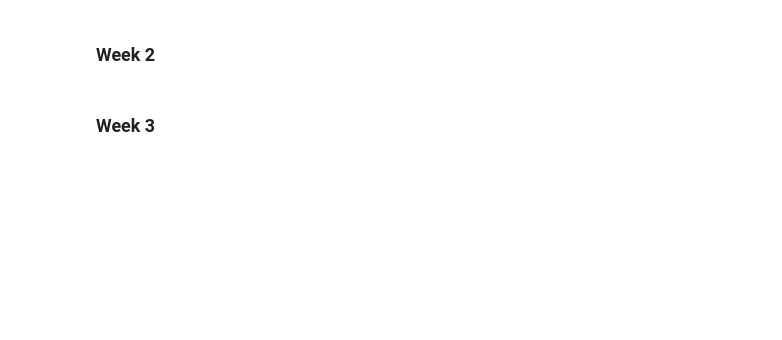
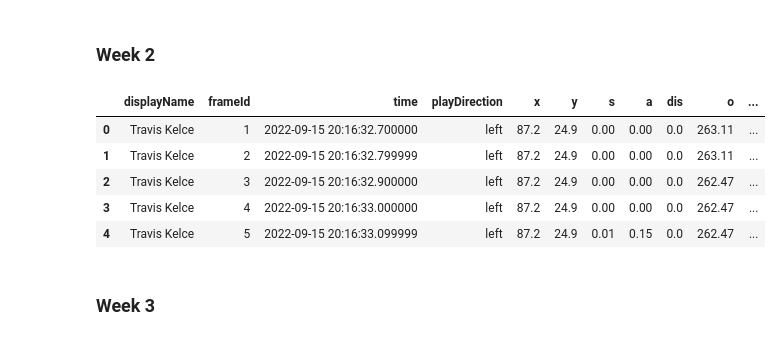
Before and after one commit to aclima88/NFL_BigDataBowl, a Jupyter notebook: TrackingWeeksCleanUp.ipynb, the cells around one changed output. Cells and saved outputs as stored; diff of their text form; code cells hidden in the pictures; blank space fills up the shorter version.

```diff
--- a/TrackingWeeksCleanUp.ipynb
+++ b/TrackingWeeksCleanUp.ipynb
@@ -29,19 +43,33 @@ with zipfile.ZipFile(week_one_zip_path, 'r') as zip_ref:
 # %% [markdown]
 ### Week 2
 # %%
-# Specify the path to your week two zip file
+# Specify path to week one zip file
 week_two_zip_path = 'Resources/CompressedTrackingWeeks/tracking_week_2.zip'
 
-# Specify the directory where you want to extract the contents
+# Move zip file into Resources
 extracted_dir = 'Resources'
 
 # Create the target directory if it doesn't exist
 os.makedirs(extracted_dir, exist_ok=True)
 
 # Open the zip file
 with zipfile.ZipFile(week_two_zip_path, 'r') as zip_ref:
     # Extract all contents to the specified directory
     zip_ref.extractall(extracted_dir)
+
+# Specify the path to the extracted CSV file
+extracted_csv_path = os.path.join(extracted_dir, 'tracking_week_2.csv')
+
+# Read the extracted CSV file into a DataFrame
+week_two_df = pd.read_csv(extracted_csv_path)
+week_two_df.head()
+# %% [output]
+|  | displayName | frameId | time | playDirection | x | y | s | a | dis | o | ... |
+| 0 | Travis Kelce | 1 | 2022-09-15 20:16:32.700000 | left | 87.2 | 24.9 | 0.00 | 0.00 | 0.0 | 263.11 | ... |
+| 1 | Travis Kelce | 2 | 2022-09-15 20:16:32.799999 | left | 87.2 | 24.9 | 0.00 | 0.00 | 0.0 | 263.11 | ... |
+| 2 | Travis Kelce | 3 | 2022-09-15 20:16:32.900000 | left | 87.2 | 24.9 | 0.00 | 0.00 | 0.0 | 262.47 | ... |
+| 3 | Travis Kelce | 4 | 2022-09-15 20:16:33.000000 | left | 87.2 | 24.9 | 0.00 | 0.00 | 0.0 | 262.47 | ... |
+| 4 | Travis Kelce | 5 | 2022-09-15 20:16:33.099999 | left | 87.2 | 24.9 | 0.01 | 0.15 | 0.0 | 262.47 | ... |
 # %% [markdown]
 ### Week 3
 # %%
```
Also changed, not shown: parts of 10 cells of this notebook.
